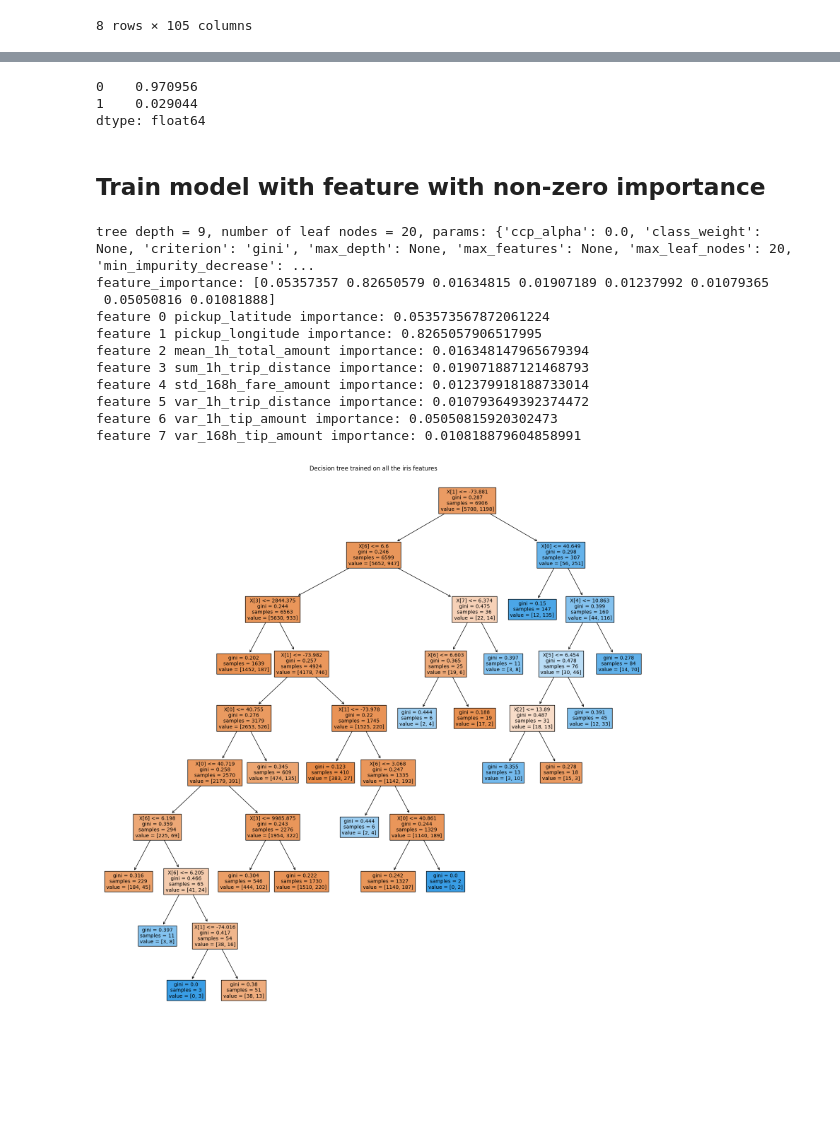
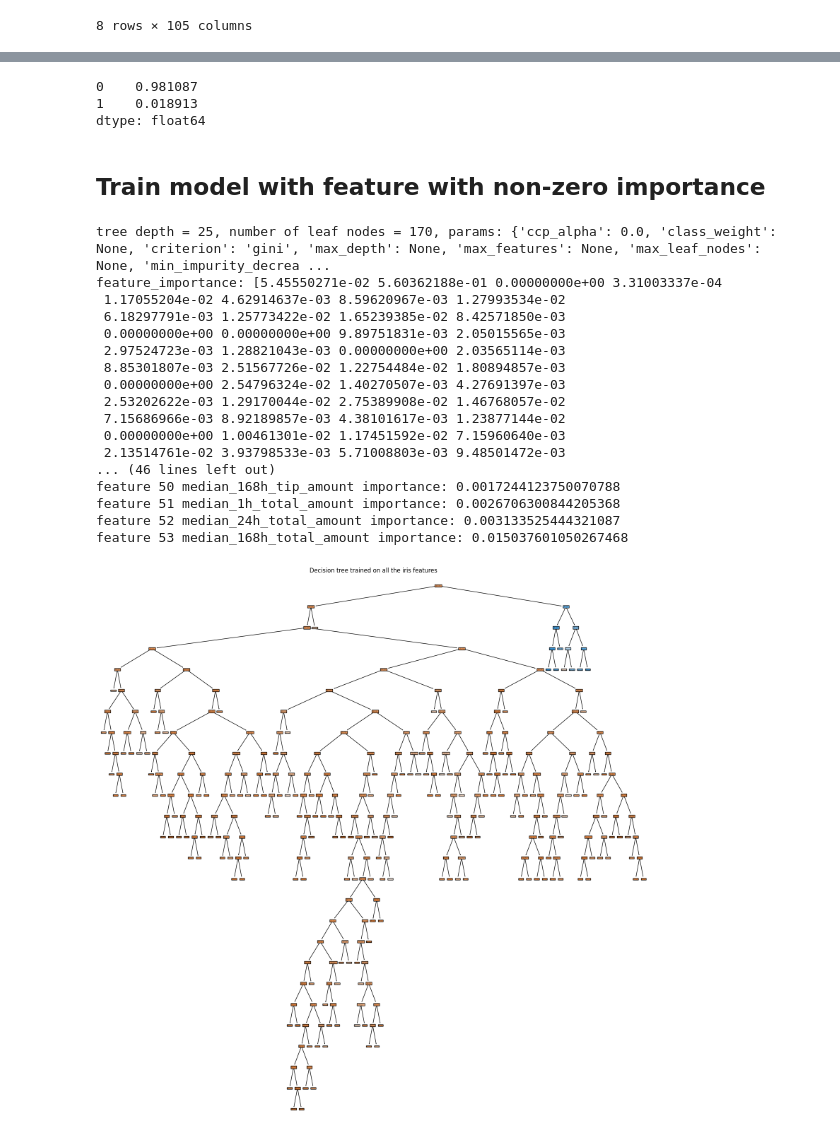
Before and after one commit to ChaokunChang/Biathlon, a Jupyter notebook: scripts/nyc_taxi_2015-07-01_2015-09-30/feature_engineering.ipynb, the cells around one changed output, grey strips where cells are left out. Drawn from its saved outputs; the diff is of its cells as text; code cells hidden in the pictures; blank space fills up the shorter version.

```diff
--- a/scripts/nyc_taxi_2015-07-01_2015-09-30/feature_engineering.ipynb
+++ b/scripts/nyc_taxi_2015-07-01_2015-09-30/feature_engineering.ipynb
@@ -256,6 +256,7 @@ df_features.describe()
 # X_train, X_test, y_train, y_test = train_test_split(df_features, df_target, test_size=0.3, random_state=42)
 X_train, X_test, y_train, y_test = train_test_split(df_features, df_target, test_size=0.3, shuffle=False)
 # %%
-model = DecisionTreeClassifier(max_leaf_nodes=10, random_state=77)
+# model = DecisionTreeClassifier(max_leaf_nodes=10, random_state=77)
+model = DecisionTreeClassifier(min_samples_leaf=30, random_state=77)
 model.fit(X_train, y_train)
 # %% [output]
@@ -341,43 +342,50 @@ y_predicted = model.predict(X_test)
 # show percentage of different values
 pd.Series(y_predicted).value_counts(normalize=True)
 # %% [output]
-0    0.970956
-1    0.029044
+0    0.981087
+1    0.018913
 dtype: float64
 # %% [markdown]
 ## Train model with feature with non-zero importance
 # %%
 # important_fnames = [fname for fname in important_fnames if fname in agg_feature_names]
 new_X_train = X_train[important_fnames]
 new_X_test = X_test[important_fnames]
 
-new_model = DecisionTreeClassifier(max_leaf_nodes=20, random_state=77)
+# new_model = DecisionTreeClassifier(max_leaf_nodes=20, random_state=77)
+new_model = DecisionTreeClassifier(min_samples_leaf=30, random_state=77)
 new_model.fit(new_X_train, y_train)
 
 print(f'tree depth = {new_model.get_depth()}, number of leaf nodes = {new_model.get_n_leaves()}, params: {new_model.get_params()}')
 print(f'feature_importance: {new_model.feature_importances_}')
 # print name of feature with non-zero importance
 for i, imp in enumerate(new_model.feature_importances_):
     if imp > 0:
         print(f'feature {i} {new_X_train.columns[i]} importance: {imp}')
 
 plt.figure(figsize=(20, 20))
 plot_tree(new_model, filled=True)
 plt.title("Decision tree trained on all the iris features")
 plt.show()
 # %% [output]
-tree depth = 9, number of leaf nodes = 20, params: {'ccp_alpha': 0.0, 'class_weight': None, 'criterion': 'gini', 'max_depth': None, 'max_features': None, 'max_leaf_nodes': 20, 'min_impurity_decrease': ...
-feature_importance: [0.05357357 0.82650579 0.01634815 0.01907189 0.01237992 0.01079365
- 0.05050816 0.01081888]
-feature 0 pickup_latitude importance: 0.053573567872061224
-feature 1 pickup_longitude importance: 0.8265057906517995
-feature 2 mean_1h_total_amount importance: 0.016348147965679394
-feature 3 sum_1h_trip_distance importance: 0.019071887121468793
-feature 4 std_168h_fare_amount importance: 0.012379918188733014
-feature 5 var_1h_trip_distance importance: 0.010793649392374472
-feature 6 var_1h_tip_amount importance: 0.05050815920302473
-feature 7 var_168h_tip_amount importance: 0.010818879604858991
+tree depth = 25, number of leaf nodes = 170, params: {'ccp_alpha': 0.0, 'class_weight': None, 'criterion': 'gini', 'max_depth': None, 'max_features': None, 'max_leaf_nodes': None, 'min_impurity_decrea ...
+feature_importance: [5.45550271e-02 5.60362188e-01 0.00000000e+00 3.31003337e-04
+ 1.17055204e-02 4.62914637e-03 8.59620967e-03 1.27993534e-02
+ 6.18297791e-03 1.25773422e-02 1.65239385e-02 8.42571850e-03
+ 0.00000000e+00 0.00000000e+00 9.89751831e-03 2.05015565e-03
+ 2.97524723e-03 1.28821043e-03 0.00000000e+00 2.03565114e-03
+ 8.85301807e-03 2.51567726e-02 1.22754484e-02 1.80894857e-03
+ 0.00000000e+00 2.54796324e-02 1.40270507e-03 4.27691397e-03
+ 2.53202622e-03 1.29170044e-02 2.75389908e-02 1.46768057e-02
+ 7.15686966e-03 8.92189857e-03 4.38101617e-03 1.23877144e-02
+ 0.00000000e+00 1.00461301e-02 1.17451592e-02 7.15960640e-03
+ 2.13514761e-02 3.93798533e-03 5.71008803e-03 9.48501472e-03
+... (46 lines left out)
+feature 50 median_168h_tip_amount importance: 0.0017244123750070788
+feature 51 median_1h_total_amount importance: 0.0026706300844205368
+feature 52 median_24h_total_amount importance: 0.003133525444321087
+feature 53 median_168h_total_amount importance: 0.015037601050267468
-[figure, old version]
+[figure, new version]
 # %%
 print("The model performance for training set")
 evaluate_model(new_model, new_X_train, y_train)
```
Also changed, not shown: parts of 7 cells of this notebook, 2 other files.
